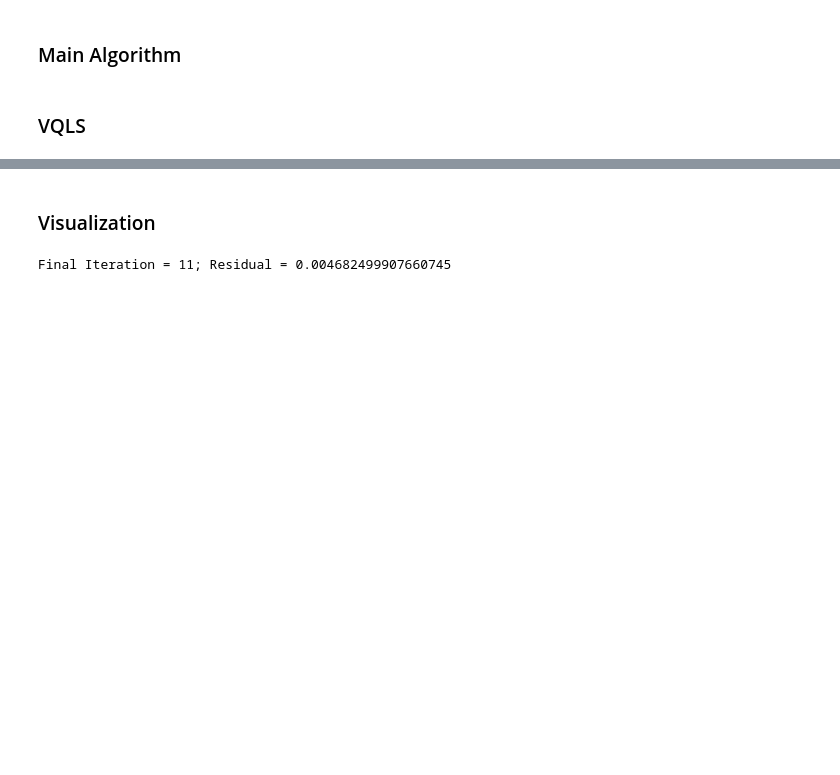
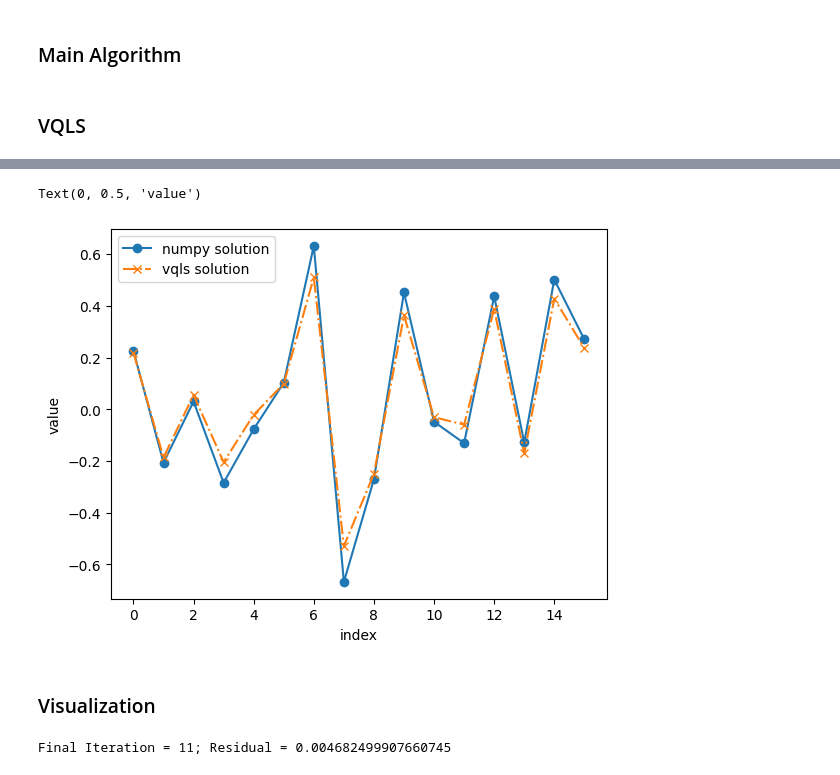
Before and after one commit to comp-physics/NISQ-Quantum-CFD, a Jupyter notebook: SIMPLE_LDC_VQLS.ipynb, the cells around one changed output, grey strips where cells are left out. Cells and saved outputs as stored; diff of their text form; code cells hidden in the pictures; blank space fills up the shorter version.

```diff
--- a/SIMPLE_LDC_VQLS.ipynb
+++ b/SIMPLE_LDC_VQLS.ipynb
@@ -157,0 +147,16 @@ plt.legend()
+# %%
+n = 16
+import numpy as np
+np.random.seed(1)
+A = np.zeros([n, n], dtype="complex64")
+b = np.zeros(n, dtype="complex64")
+for i in range(n):
+    for j in range(n):
+        x = np.random.rand() * 10
+        y = np.random.rand() * 10
+        A[i][j] = complex(x, y)
+    x = np.random.rand() * 10
+    y = np.random.rand() * 10
+    b[i] = complex(x, y)
+# %%
+result = vqls_solve(A, b, depth=5, iterations=200, LR=0.1)
@@ -158,3 +189,13 @@ plt.legend()
+# %%
+x = np.linalg.solve(A,b)
+plt.plot(x, 'o-', label = "numpy solution")
+plt.plot(result, 'x-.', label = "vqls solution")
+plt.legend()
+plt.xlabel("index")
+plt.ylabel("value")
+# %% [output]
+Text(0, 0.5, 'value')
+[figure, added]
 # %% [markdown]
 ### Visualization
 # %%
```
Also changed, not shown: parts of 7 cells of this notebook.
